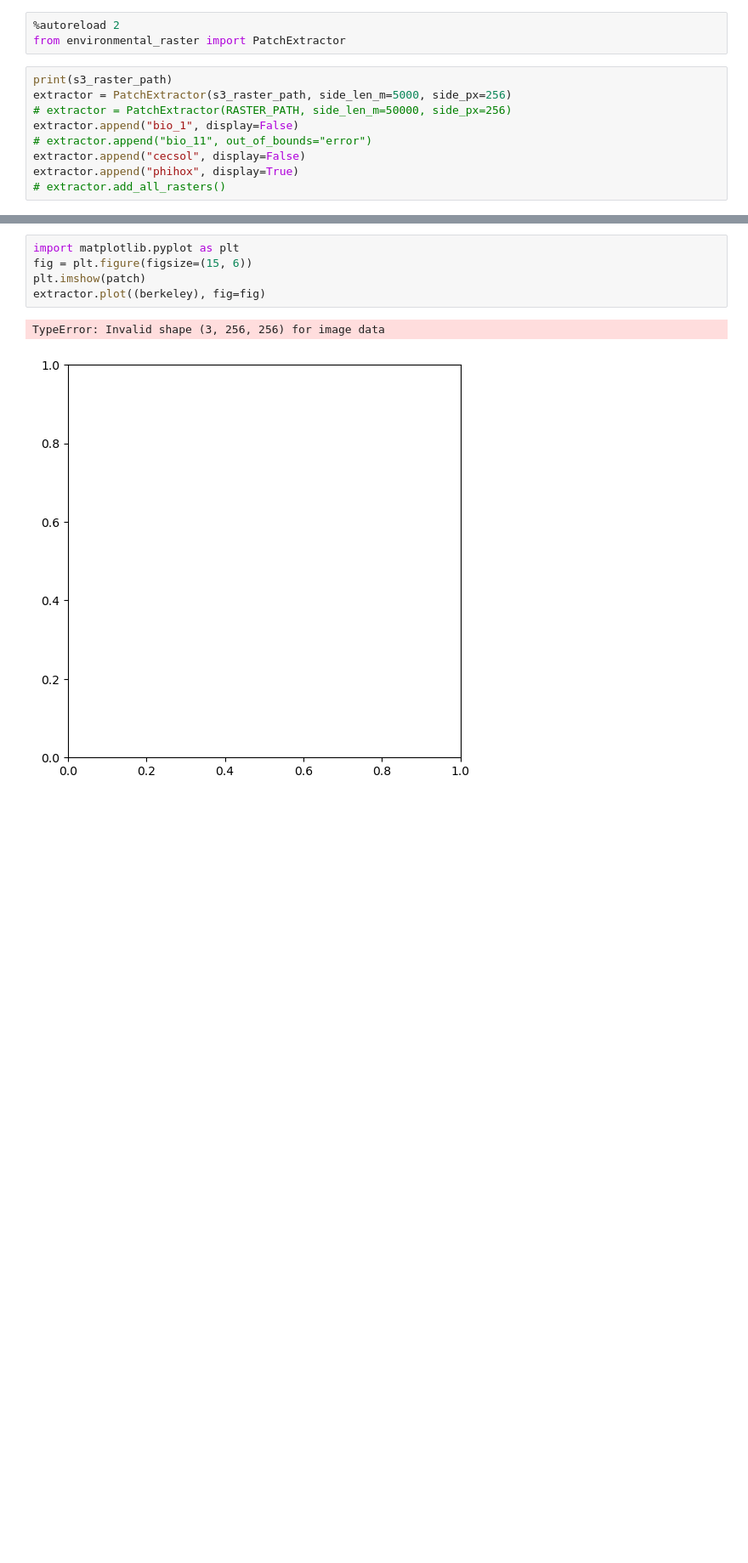
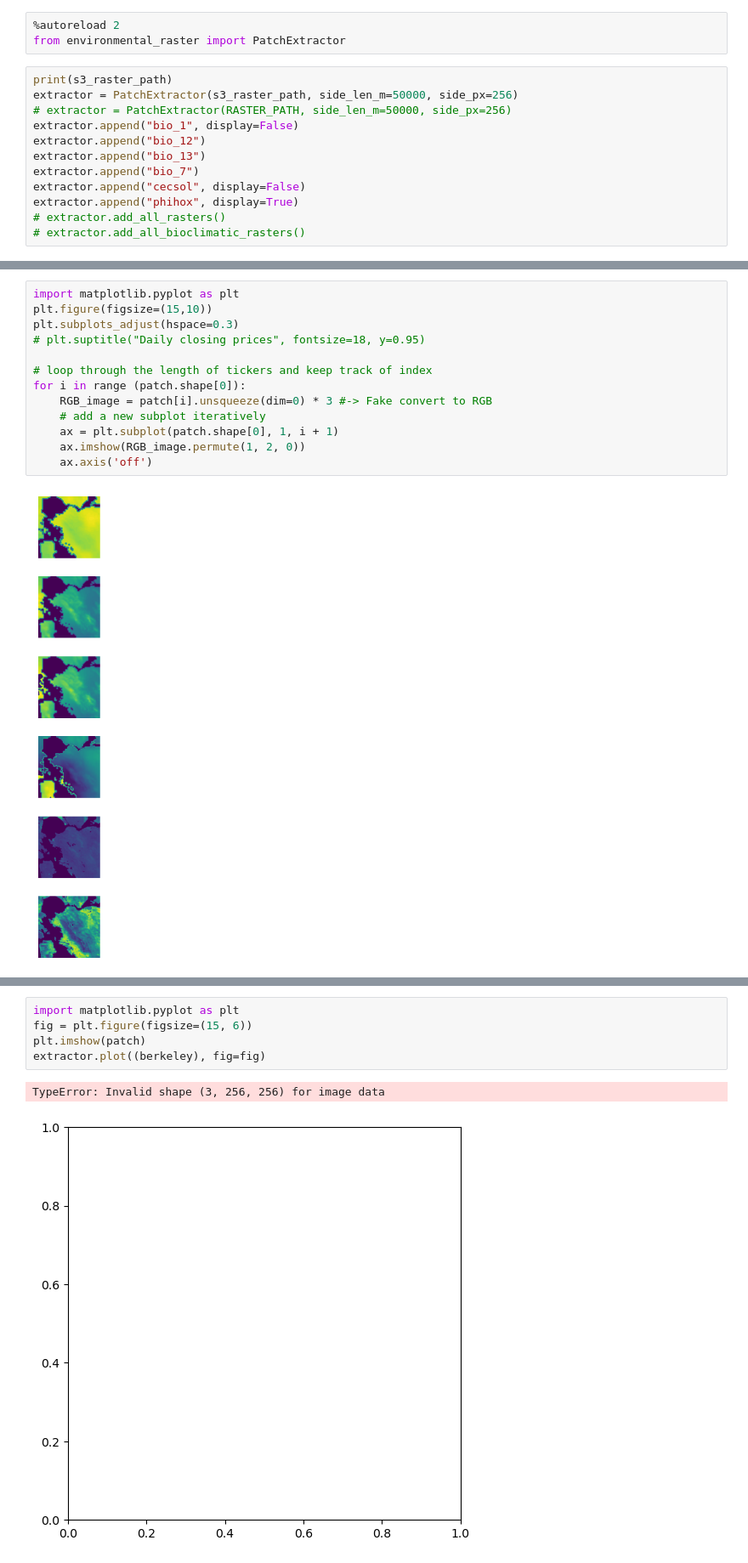
Before and after one commit to ando-shah/sdm-geolifeCLEF, a Jupyter notebook: raster/env_patch.ipynb, the cells around one changed output, grey strips where cells are left out. Shown at 85% size. Cells and saved outputs as stored; diff of their text form; blank space fills up the shorter version.

```diff
--- a/raster/env_patch.ipynb
+++ b/raster/env_patch.ipynb
@@ -162,13 +162,16 @@ s3_raster_path = 's3://{}/{}/'.format(BUCKET_NAME, folder)
 from environmental_raster import PatchExtractor
 # %%
 print(s3_raster_path)
-extractor = PatchExtractor(s3_raster_path, side_len_m=5000, side_px=256)
+extractor = PatchExtractor(s3_raster_path, side_len_m=50000, side_px=256)
 # extractor = PatchExtractor(RASTER_PATH, side_len_m=50000, side_px=256)
 extractor.append("bio_1", display=False)
-# extractor.append("bio_11", out_of_bounds="error")
+extractor.append("bio_12")
+extractor.append("bio_13")
+extractor.append("bio_7")
 extractor.append("cecsol", display=False)
 extractor.append("phihox", display=True)
 # extractor.add_all_rasters()
+# extractor.add_all_bioclimatic_rasters()
 # %% [output]
 s3://datasets-sdm/geoLifeCLEF/rasters/
 Opening Raster file for  bio_1
@@ -224,0 +237,15 @@ patch.max(), patch.min(), patch.std()
+# %%
+import matplotlib.pyplot as plt
+plt.figure(figsize=(15,10))
+plt.subplots_adjust(hspace=0.3)
+# plt.suptitle("Daily closing prices", fontsize=18, y=0.95)
+
+# loop through the length of tickers and keep track of index
+for i in range (patch.shape[0]):
+    RGB_image = patch[i].unsqueeze(dim=0) * 3 #-> Fake convert to RGB
+    # add a new subplot iteratively
+    ax = plt.subplot(patch.shape[0], 1, i + 1)
+    ax.imshow(RGB_image.permute(1, 2, 0))
+    ax.axis('off')
+# %% [output]
+[figure, added]
```
Also changed, not shown: parts of 13 cells of this notebook, 1 other file.
